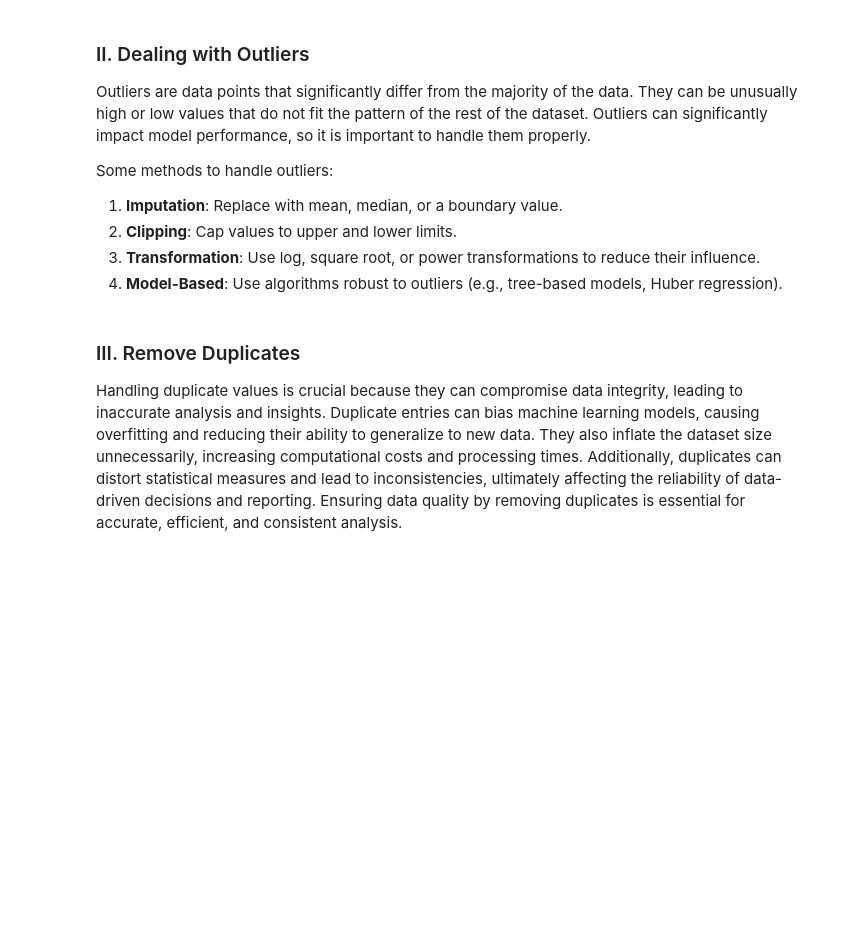
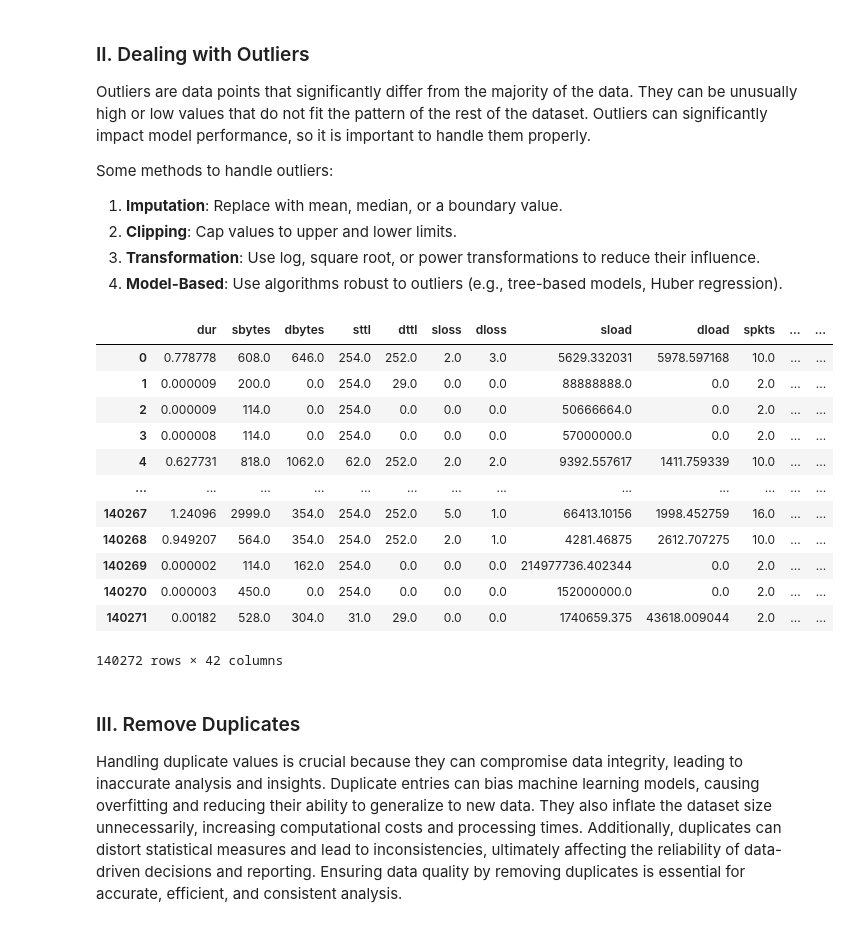
Before and after one commit to b33rk/Tubes2-AI, a Jupyter notebook: IF3170 Artificial Intelligence _ Tugas Besar 2 Notebook Template.ipynb, the cells around one changed output. Cells and saved outputs as stored; diff of their text form; code cells hidden in the pictures; blank space fills up the shorter version.

```diff
--- a/IF3170 Artificial Intelligence _ Tugas Besar 2 Notebook Template.ipynb
+++ b/IF3170 Artificial Intelligence _ Tugas Besar 2 Notebook Template.ipynb
@@ -168,3 +267,59 @@ Some methods to handle outliers:
+# %%
+class OutlierHandler(BaseEstimator, TransformerMixin):
+    def __init__(self): # no *args or **kargs
+        return
+
+    def fit(self, X, y=None):
+        return self # nothing else to do
+
+    def transform(self, X, y=None):
+        # Handle outliers using the IQR method
+        X_df = pd.DataFrame(X)
+
+        # Handle outliers using the IQR method
+        for col in X_df.columns:
+            Q1 = X_df[col].quantile(0.25)  # First quartile
+            Q3 = X_df[col].quantile(0.75)  # Third quartile
+            IQR = Q3 - Q1                  # Interquartile range
+
+            # Define outlier thresholds
+            lower_bound = Q1 - 1.5 * IQR
+            upper_bound = Q3 + 1.5 * IQR
+
+            # Clip outliers to the thresholds
+            X_df[col] = X_df[col].clip(lower=lower_bound, upper=upper_bound)
+
+        # Convert the DataFrame back to a NumPy array
+        return X_df.values
+
+num_pipeline = Pipeline([
+ ('imputer', SimpleImputer(strategy="median")),
+ ('outlier_handler', OutlierHandler()),
+ ])
+
+num_cat_pipeline = ColumnTransformer([
+ ("num", num_pipeline, num_columns),
+ ("cat", SimpleImputer(strategy='most_frequent'), cat_columns)
+])
+
+# o for outlier
+mo_X_train = num_cat_pipeline.fit_transform(X_train)
+mo_X_train_df = pd.DataFrame(mo_X_train, columns=list(num_columns) + list(cat_columns))
+mo_X_train_df
+# %% [output]
+|  | dur | sbytes | dbytes | sttl | dttl | sloss | dloss | sload | dload | spkts | ... | ... |
+| 0 | 0.778778 | 608.0 | 646.0 | 254.0 | 252.0 | 2.0 | 3.0 | 5629.332031 | 5978.597168 | 10.0 | ... | ... |
+| 1 | 0.000009 | 200.0 | 0.0 | 254.0 | 29.0 | 0.0 | 0.0 | 88888888.0 | 0.0 | 2.0 | ... | ... |
+| 2 | 0.000009 | 114.0 | 0.0 | 254.0 | 0.0 | 0.0 | 0.0 | 50666664.0 | 0.0 | 2.0 | ... | ... |
+| 3 | 0.000008 | 114.0 | 0.0 | 254.0 | 0.0 | 0.0 | 0.0 | 57000000.0 | 0.0 | 2.0 | ... | ... |
+| 4 | 0.627731 | 818.0 | 1062.0 | 62.0 | 252.0 | 2.0 | 2.0 | 9392.557617 | 1411.759339 | 10.0 | ... | ... |
+| ... | ... | ... | ... | ... | ... | ... | ... | ... | ... | ... | ... | ... |
+| 140267 | 1.24096 | 2999.0 | 354.0 | 254.0 | 252.0 | 5.0 | 1.0 | 66413.10156 | 1998.452759 | 16.0 | ... | ... |
+| 140268 | 0.949207 | 564.0 | 354.0 | 254.0 | 252.0 | 2.0 | 1.0 | 4281.46875 | 2612.707275 | 10.0 | ... | ... |
+| 140269 | 0.000002 | 114.0 | 162.0 | 254.0 | 0.0 | 0.0 | 0.0 | 214977736.402344 | 0.0 | 2.0 | ... | ... |
+| 140270 | 0.000003 | 450.0 | 0.0 | 254.0 | 0.0 | 0.0 | 0.0 | 152000000.0 | 0.0 | 2.0 | ... | ... |
+| 140271 | 0.00182 | 528.0 | 304.0 | 31.0 | 29.0 | 0.0 | 0.0 | 1740659.375 | 43618.009044 | 2.0 | ... | ... |
+140272 rows × 42 columns
 # %% [markdown]
 ### III. Remove Duplicates
 Handling duplicate values is crucial because they can compromise data integrity, leading to inaccurate analysis and insights. Duplicate entries can bias machine learning models, causing overfitting and reducing their ability to generalize to new data. They also inflate the dataset size unnecessarily, increasing computational costs and processing times. Additionally, duplicates can distort statistical measures and lead to inconsistencies, ultimately affecting the reliability of data-driven decisions and reporting. Ensuring data quality by removing duplicates is essential for accurate, efficient, and consistent analysis.
```
Also changed, not shown: parts of 20 cells of this notebook.
